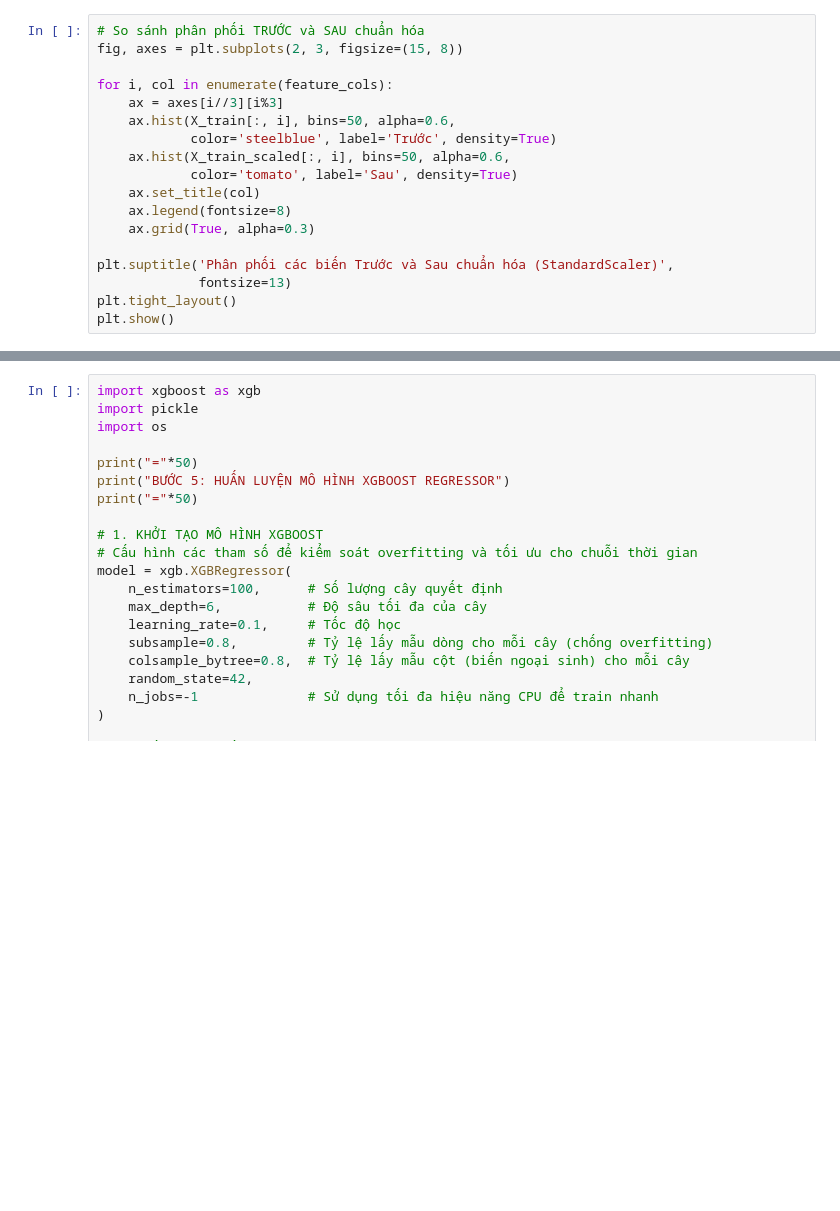
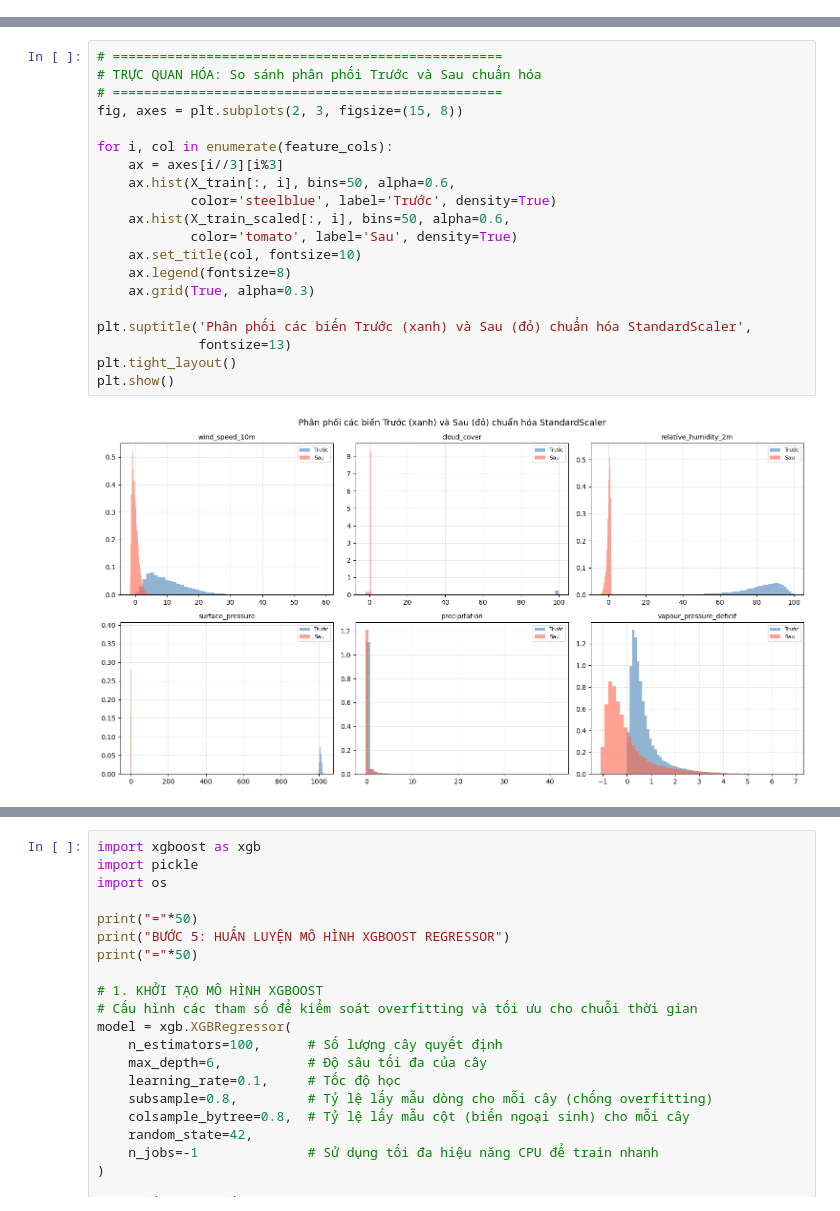
Before and after one commit to meowmeow-uwu/temperature-predictation, a Jupyter notebook: 4_training.ipynb, the cells around one changed output, grey strips where cells are left out. Cells and saved outputs as stored; diff of their text form; blank space fills up the shorter version.

```diff
--- a/4_training.ipynb
+++ b/4_training.ipynb
@@ -335,18 +0,0 @@ Sau chuẩn hóa (train):
-# %%
-# So sánh phân phối TRƯỚC và SAU chuẩn hóa
-fig, axes = plt.subplots(2, 3, figsize=(15, 8))
-
-for i, col in enumerate(feature_cols):
-    ax = axes[i//3][i%3]
-    ax.hist(X_train[:, i], bins=50, alpha=0.6,
-            color='steelblue', label='Trước', density=True)
-    ax.hist(X_train_scaled[:, i], bins=50, alpha=0.6,
-            color='tomato', label='Sau', density=True)
-    ax.set_title(col)
-    ax.legend(fontsize=8)
-    ax.grid(True, alpha=0.3)
-
-plt.suptitle('Phân phối các biến Trước và Sau chuẩn hóa (StandardScaler)',
-             fontsize=13)
-plt.tight_layout()
-plt.show()
@@ -893,0 +124,22 @@ plt.show()
+# %%
+# ==================================================
+# TRỰC QUAN HÓA: So sánh phân phối Trước và Sau chuẩn hóa
+# ==================================================
+fig, axes = plt.subplots(2, 3, figsize=(15, 8))
+
+for i, col in enumerate(feature_cols):
+    ax = axes[i//3][i%3]
+    ax.hist(X_train[:, i], bins=50, alpha=0.6,
+            color='steelblue', label='Trước', density=True)
+    ax.hist(X_train_scaled[:, i], bins=50, alpha=0.6,
+            color='tomato', label='Sau', density=True)
+    ax.set_title(col, fontsize=10)
+    ax.legend(fontsize=8)
+    ax.grid(True, alpha=0.3)
+
+plt.suptitle('Phân phối các biến Trước (xanh) và Sau (đỏ) chuẩn hóa StandardScaler',
+             fontsize=13)
+plt.tight_layout()
+plt.show()
+# %% [output]
+[figure, added]
```
Also changed, not shown: parts of 79 cells of this notebook, 3 other files.
